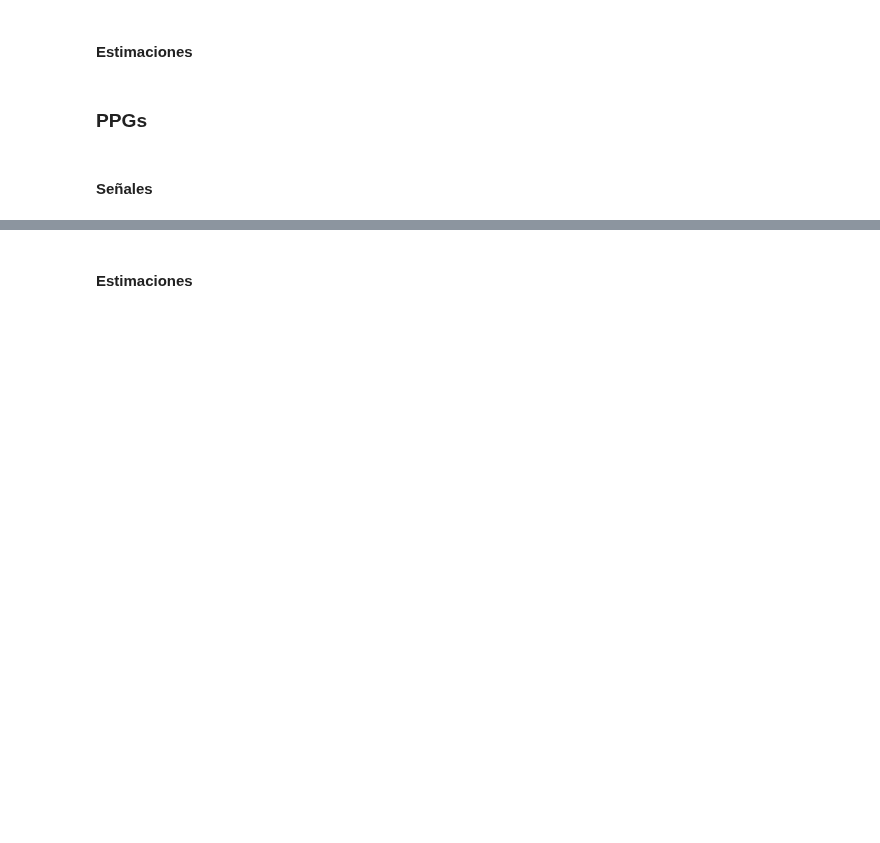
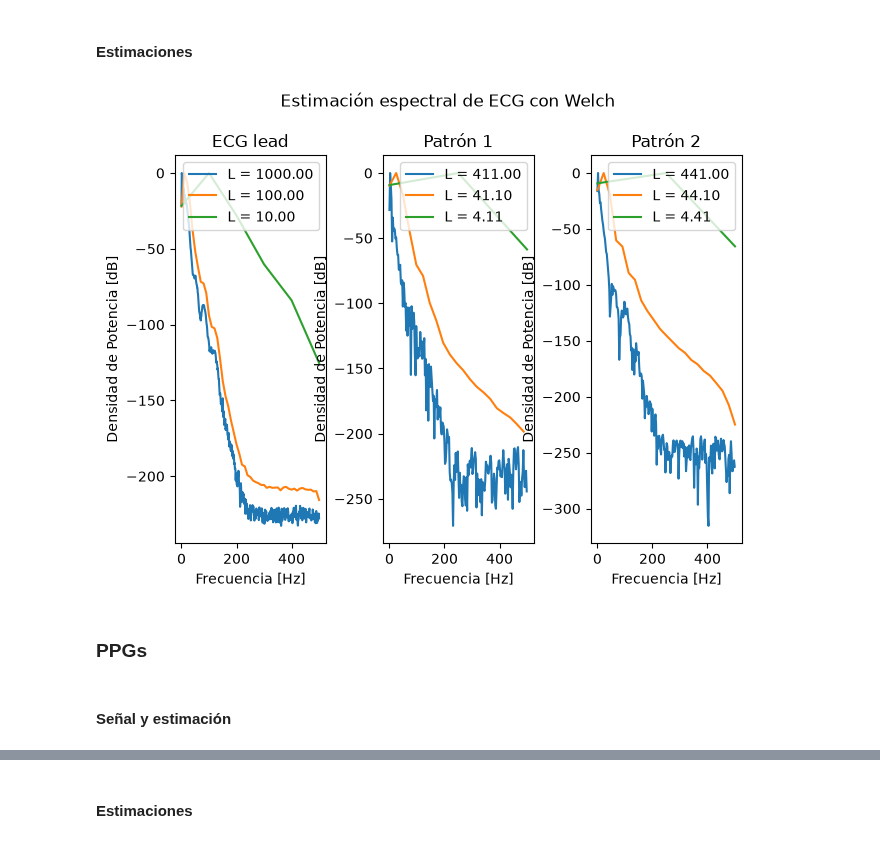
Before and after one commit to jeronimolan/APS-UNSAM, a Jupyter notebook: TS5/TS5.ipynb, the cells around one changed output, grey strips where cells are left out. Cells and saved outputs as stored; diff of their text form; code cells hidden in the pictures; blank space fills up the shorter version.

```diff
--- a/TS5/TS5.ipynb
+++ b/TS5/TS5.ipynb
@@ -108,6 +225,38 @@ plot_db_welch(silbido, wav_data, fs_audio, np.size(wav_data))
 # %% [markdown]
 #### Estimaciones
+# %%
+##graficos en frecuencia
+fig_ecgs, ((lead_w, hb_1_w, hb_2_w)) = plt.subplots(1,3)
+fig_ecgs.suptitle("Estimación espectral de ECG con Welch",y =1.02)
+fig_ecgs.tight_layout(w_pad = 1)
+fig_ecgs.set_size_inches(10,3)
+
+lead_w.set_title("ECG lead")
+lead_w.set_xlabel("Frecuencia [Hz]")
+lead_w.set_ylabel("Densidad de Potencia [dB]")
+
+VAR_lead = [0,0,0]
+BW_lead = [0,0,0]
+plot_db_welch(lead_w, ecg_data_lead, fs_ecg, np.size(ecg_data_lead), 7, 0.95, BW_lead,VAR_lead)
+
+hb_1_w.set_title("Patrón 1")
+hb_1_w.set_xlabel("Frecuencia [Hz]")
+hb_1_w.set_ylabel("Densidad de Potencia [dB]")
+
+VAR_hb1 = [0,0,0]
+BW_hb1 = [0,0,0]
+plot_db_welch(hb_1_w, hb_1, fs_ecg, np.size(hb_1), 1, 0.95, BW_hb1,VAR_hb1)
+
+hb_2_w.set_title("Patrón 2")
+hb_2_w.set_xlabel("Frecuencia [Hz]")
+hb_2_w.set_ylabel("Densidad de Potencia [dB]")
+
+VAR_hb2 = [0,0,0]
+BW_hb2 = [0,0,0]
+plot_db_welch(hb_2_w, hb_2, fs_ecg, np.size(hb_2), 1, 0.95, BW_hb2,VAR_hb2)
+# %% [output]
+[figure, added]
 # %% [markdown]
 ### PPGs
 # %% [markdown]
-#### Señales
+#### Señal y estimación
```
Also changed, not shown: parts of 6 cells of this notebook, 4 other files.
